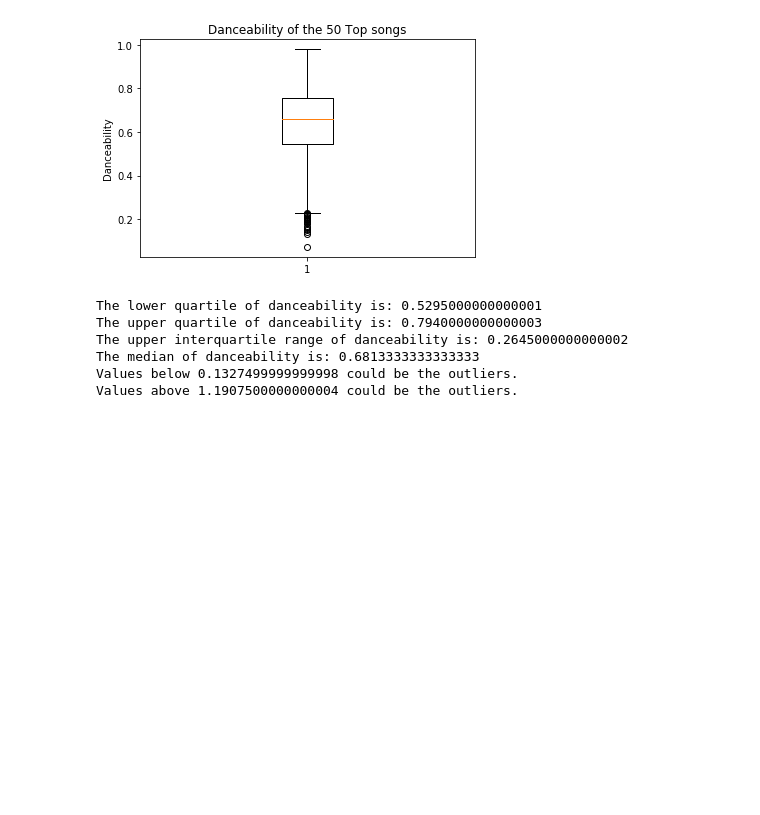
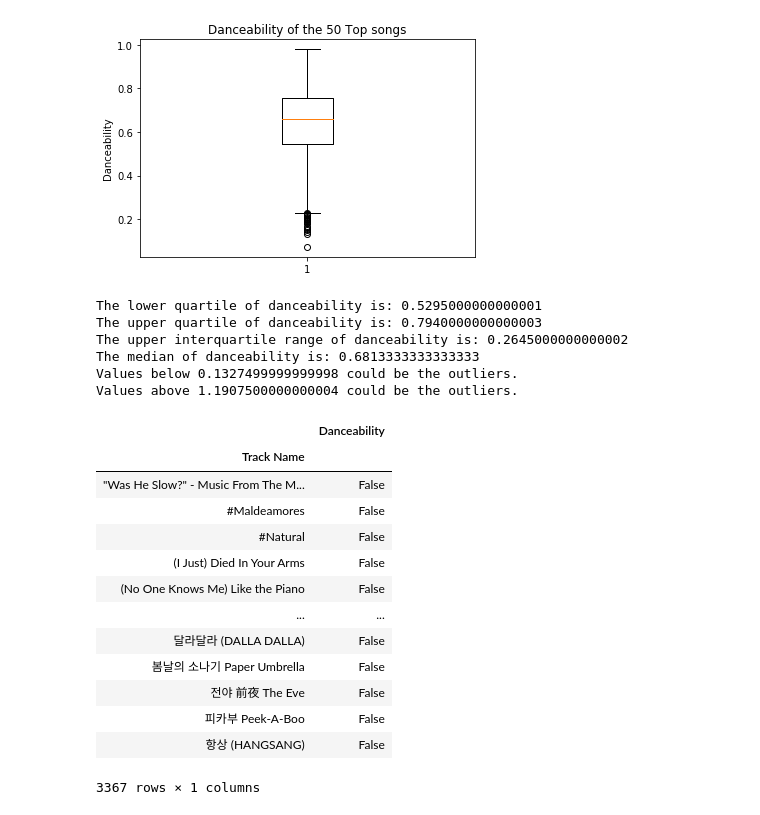
Before and after one commit to JaviSandoval94/Spotify-Trends-Analysis, a Jupyter notebook: Project1-Spotify-FinalReport-Copy1.ipynb, the cells around one changed output. Drawn from its saved outputs; the diff is of its cells as text; code cells hidden in the pictures; blank space fills up the shorter version.

Commit message:
I added some changes regarding the outliers

```diff
--- a/Project1-Spotify-FinalReport-Copy1.ipynb
+++ b/Project1-Spotify-FinalReport-Copy1.ipynb
@@ -425,3 +425,21 @@ The upper interquartile range of danceability is: 0.2645000000000002
 The median of danceability is: 0.6813333333333333
 Values below 0.1327499999999998 could be the outliers.
 Values above 1.1907500000000004 could be the outliers.
+# %%
+outlier=pd.DataFrame(merge_df["Danceability"]<=.13)
+outlier
+# %% [output]
+|  | Danceability |
+| Track Name |  |
+| "Was He Slow?" - Music From The M... | False |
+| #Maldeamores | False |
+| #Natural | False |
+| (I Just) Died In Your Arms | False |
+| (No One Knows Me) Like the Piano | False |
+| ... | ... |
+| 달라달라 (DALLA DALLA) | False |
+| 봄날의 소나기 Paper Umbrella | False |
+| 전야 前夜 The Eve | False |
+| 피카부 Peek-A-Boo | False |
+| 항상 (HANGSANG) | False |
+3367 rows × 1 columns
```
Also changed, not shown: parts of 7 cells of this notebook.
